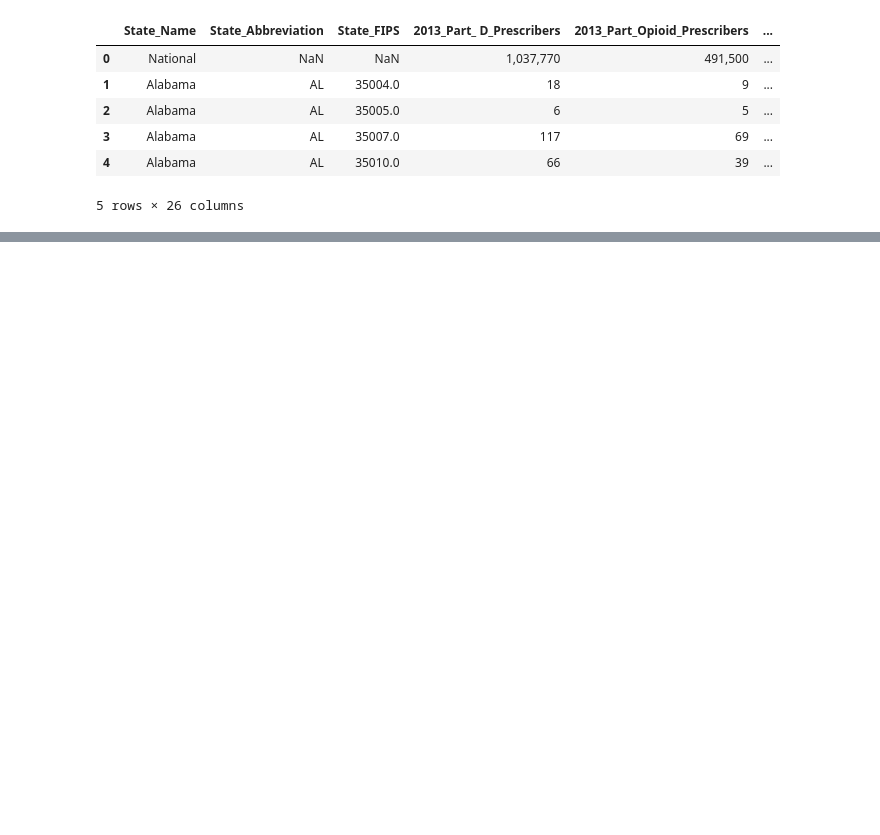
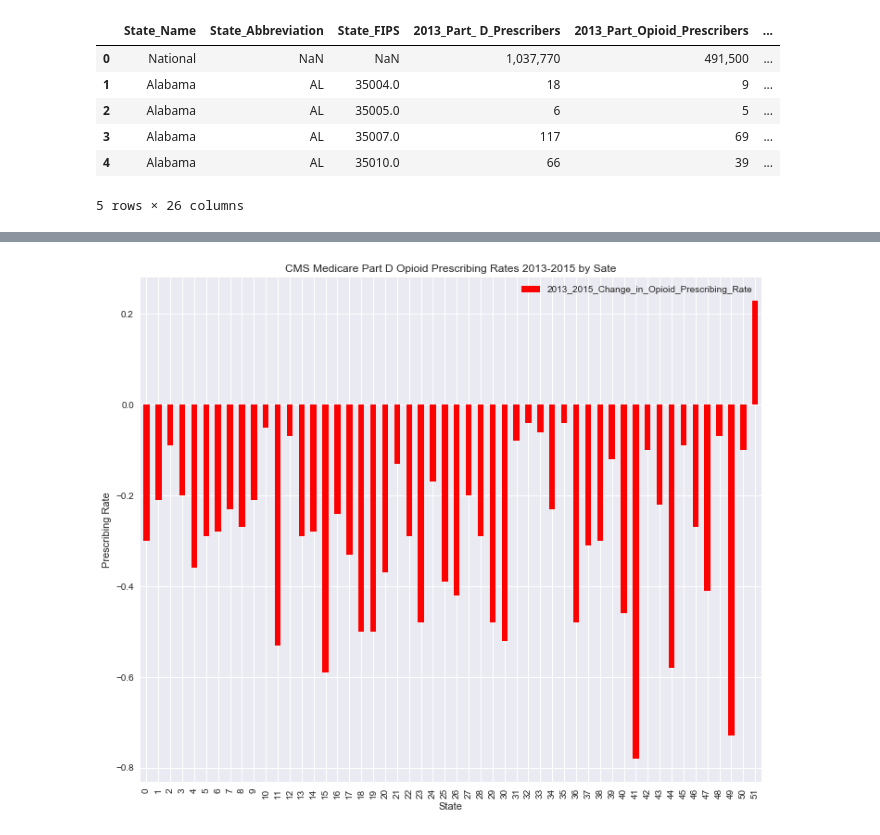
Before and after one commit to christa-fields/GWU_Databootcamp_Project_1, a Jupyter notebook: Opioid_Prescriber_Data_Cleanup_v2.ipynb, the cells around one changed output, grey strips where cells are left out. Cells and saved outputs as stored; diff of their text form; code cells hidden in the pictures; blank space fills up the shorter version.

```diff
--- a/Opioid_Prescriber_Data_Cleanup_v2.ipynb
+++ b/Opioid_Prescriber_Data_Cleanup_v2.ipynb
@@ -79,3 +110,8 @@ prescriber_zip_rate_df.head()
 # %%
 import matplotlib.pyplot as plt
 import numpy as np
+# %%
+#Selected the opioid prescribe rate columsn for years 2013-2015
+
+prescriber_state_rate_change_df = prescriber_state_df[["State_Abbreviation","2013_2015_Change_in_Opioid_Prescribing_Rate"]]
+prescriber_state_rate_change_df
@@ -81,0 +138,23 @@ import numpy as np
+# %%
+sns.set() # switch to seaborn default display
+# %%
+
+# Configure plot and ticks
+prescriber_state_rate_change_df.plot(kind="bar", facecolor="red", figsize=(12,10))
+
+#Set bar labels
+bar_labels = prescriber_state_rate_df["State_Abbreviation"]
+
+# Create the x position of the bars
+x_pos = list(range(len(bar_labels)))
+
+
+# Set textual properties
+plt.title("CMS Medicare Part D Opioid Prescribing Rates 2013-2015 by Sate")
+plt.ylabel("Prescribing Rate")
+plt.xlabel("State")
+
+# Show plot
+plt.show()
+# %% [output]
+[figure, added]
```
Also changed, not shown: parts of 10 cells of this notebook.
